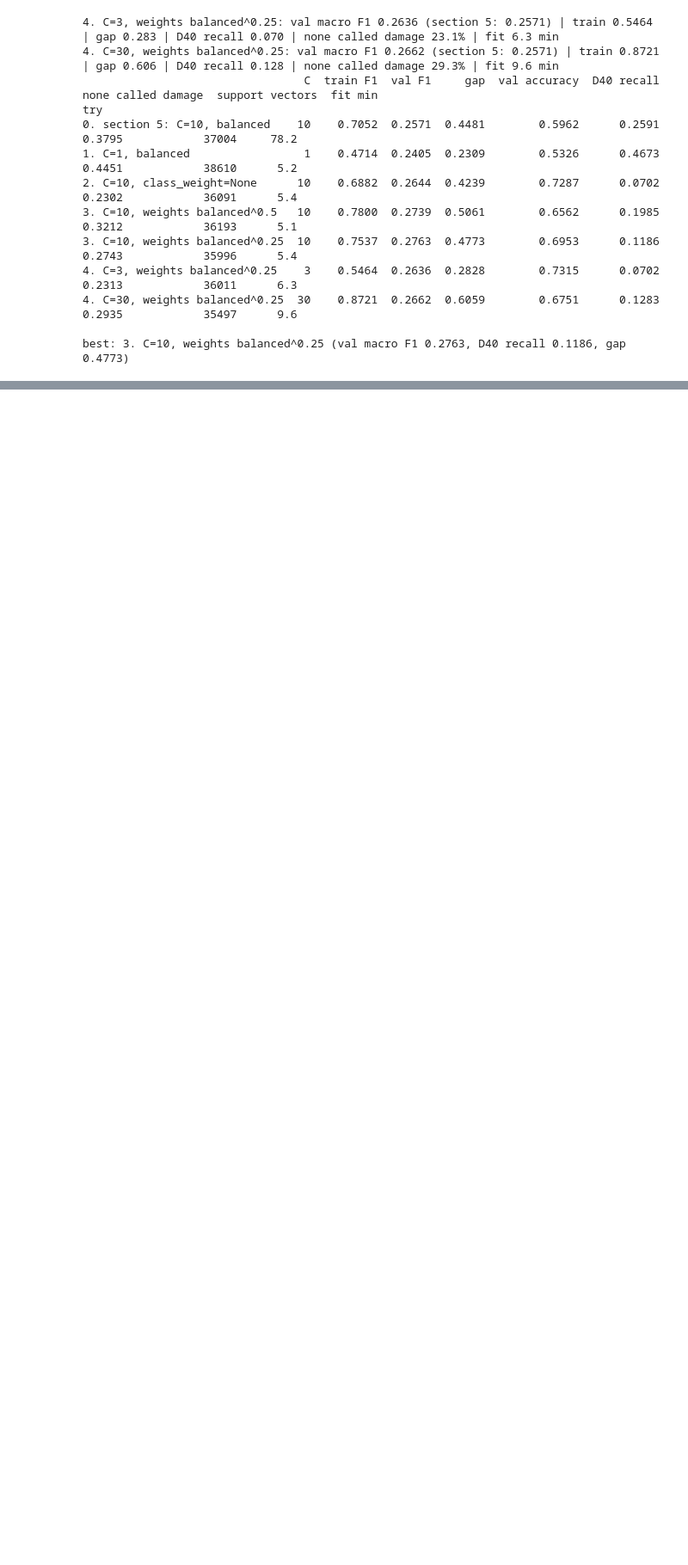
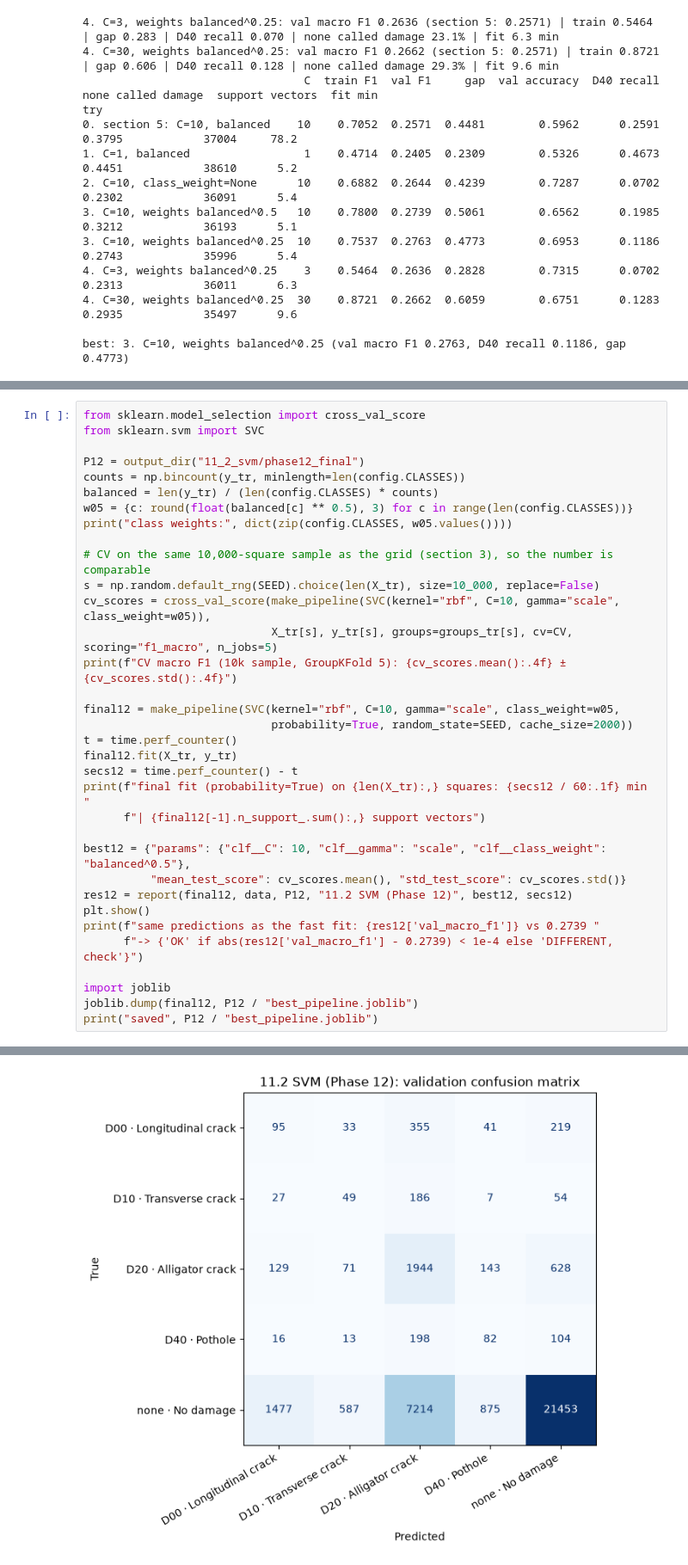
Before and after one commit to RaksaOC/road-damage-classifier, a Jupyter notebook: backend/ml/notebooks/11_2_svm.ipynb, the cells around one changed output, grey strips where cells are left out. Shown at 86% size. Saved outputs shown, nothing was run; the diff lists cells and outputs as text; blank space fills up the shorter version.

```diff
--- a/backend/ml/notebooks/11_2_svm.ipynb
+++ b/backend/ml/notebooks/11_2_svm.ipynb
@@ -434,0 +448,35 @@ best: 3. C=10, weights balanced^0.25 (val macro F1 0.2763, D40 recall 0.1186, ga
+# %%
+from sklearn.model_selection import cross_val_score
+from sklearn.svm import SVC
+
+P12 = output_dir("11_2_svm/phase12_final")
+counts = np.bincount(y_tr, minlength=len(config.CLASSES))
+balanced = len(y_tr) / (len(config.CLASSES) * counts)
+w05 = {c: round(float(balanced[c] ** 0.5), 3) for c in range(len(config.CLASSES))}
+print("class weights:", dict(zip(config.CLASSES, w05.values())))
+
+# CV on the same 10,000-square sample as the grid (section 3), so the number is comparable
+s = np.random.default_rng(SEED).choice(len(X_tr), size=10_000, replace=False)
+cv_scores = cross_val_score(make_pipeline(SVC(kernel="rbf", C=10, gamma="scale", class_weight=w05)),
+                            X_tr[s], y_tr[s], groups=groups_tr[s], cv=CV, scoring="f1_macro", n_jobs=5)
+print(f"CV macro F1 (10k sample, GroupKFold 5): {cv_scores.mean():.4f} ± {cv_scores.std():.4f}")
+
+final12 = make_pipeline(SVC(kernel="rbf", C=10, gamma="scale", class_weight=w05,
+                            probability=True, random_state=SEED, cache_size=2000))
+t = time.perf_counter()
+final12.fit(X_tr, y_tr)
+secs12 = time.perf_counter() - t
+print(f"final fit (probability=True) on {len(X_tr):,} squares: {secs12 / 60:.1f} min "
+      f"| {final12[-1].n_support_.sum():,} support vectors")
+
+best12 = {"params": {"clf__C": 10, "clf__gamma": "scale", "clf__class_weight": "balanced^0.5"},
+          "mean_test_score": cv_scores.mean(), "std_test_score": cv_scores.std()}
+res12 = report(final12, data, P12, "11.2 SVM (Phase 12)", best12, secs12)
+plt.show()
+print(f"same predictions as the fast fit: {res12['val_macro_f1']} vs 0.2739 "
+      f"-> {'OK' if abs(res12['val_macro_f1'] - 0.2739) < 1e-4 else 'DIFFERENT, check'}")
+
+import joblib
+joblib.dump(final12, P12 / "best_pipeline.joblib")
+print("saved", P12 / "best_pipeline.joblib")
+# %% [output]
@@ -434,0 +499 @@ best: 3. C=10, weights balanced^0.25 (val macro F1 0.2763, D40 recall 0.1186, ga
+[figure, added]
```
Also changed, not shown: parts of 2 cells of this notebook, 1 other file.
